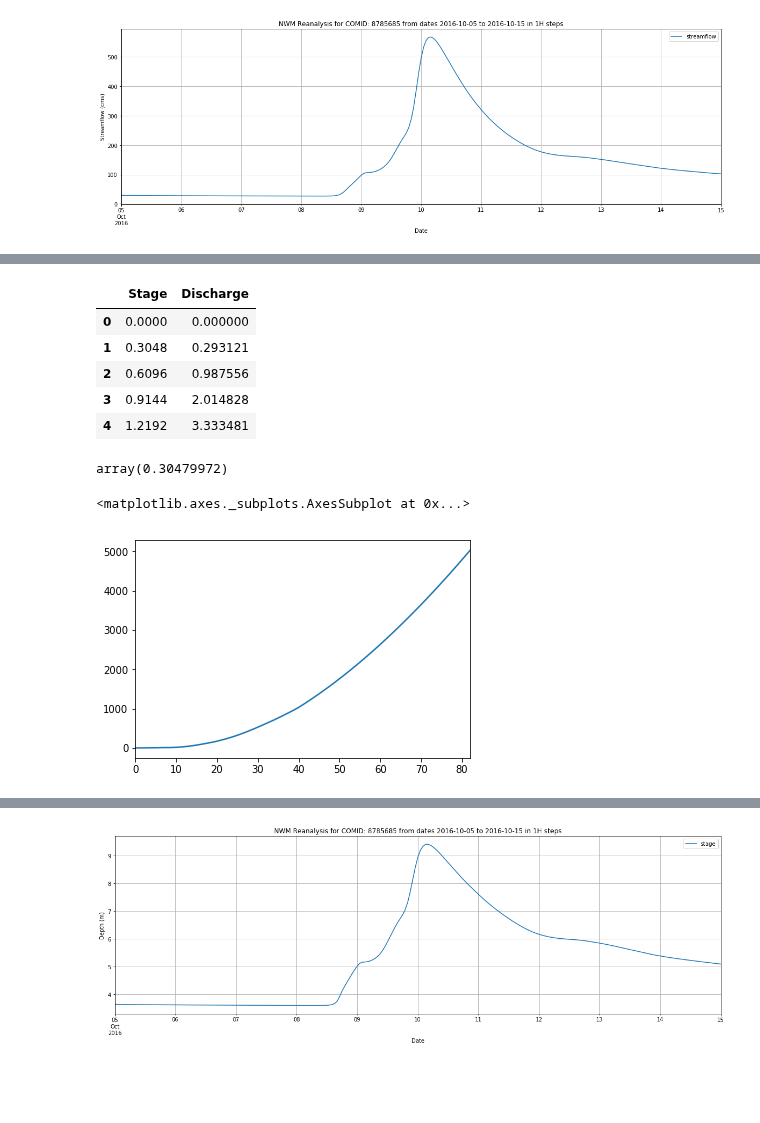
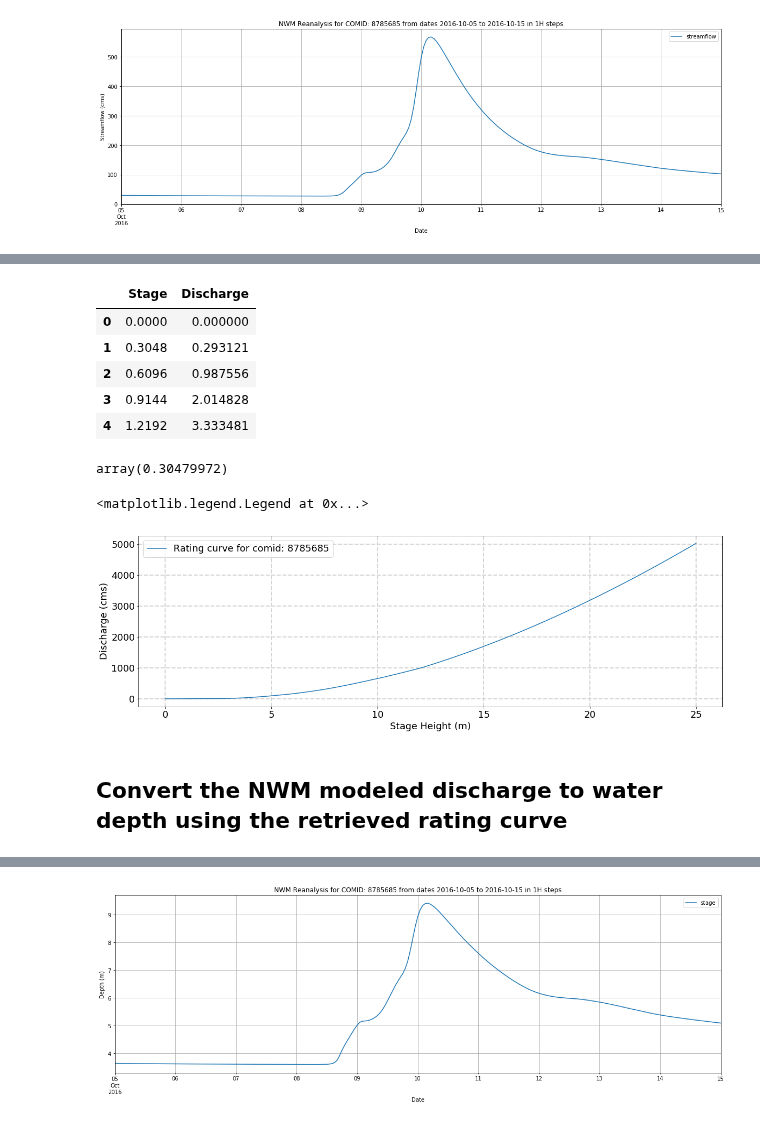
Before and after one commit to Dewberry/fcast, a Jupyter notebook: reanalysis/explore_reanalysis-gs-usecase.ipynb, the cells around one changed output, grey strips where cells are left out. Cells and saved outputs as stored; diff of their text form; code cells hidden in the pictures; blank space fills up the shorter version.

```diff
--- a/reanalysis/explore_reanalysis-gs-usecase.ipynb
+++ b/reanalysis/explore_reanalysis-gs-usecase.ipynb
@@ -139,19 +173,26 @@ f, nwm_rc = get_NWM_rc(comid, nwm_rc_path)
-# %%
-nwm_rc.head()
-# %% [output]
-|  | Stage | Discharge |
-| 0 | 0.0000 | 0.000000 |
-| 1 | 0.3048 | 0.293121 |
-| 2 | 0.6096 | 0.987556 |
-| 3 | 0.9144 | 2.014828 |
-| 4 | 1.2192 | 3.333481 |
+# %%
+# get the NWM rating curve for the given comid
+ds = xr.open_dataset(nwm_rc_path)
+f, nwm_rc = get_NWM_rc(comid, nwm_rc_path)
+nwm_rc.head()
+# %% [output]
+|  | Stage | Discharge |
+| 0 | 0.0000 | 0.000000 |
+| 1 | 0.3048 | 0.293121 |
+| 2 | 0.6096 | 0.987556 |
+| 3 | 0.9144 | 2.014828 |
+| 4 | 1.2192 | 3.333481 |
 # %%
 f(0.293121)
 # %% [output]
 array(0.30479972)
-# %%
-nwm_rc.Discharge.plot()
-# %% [output]
-<matplotlib.axes._subplots.AxesSubplot at 0x...>
-[figure, removed]
+# %%
+fig, ax = new_plot(x_label='Stage Height (m)', y_label='Discharge (cms)')
+ax.plot(nwm_rc.Stage, nwm_rc.Discharge, label=f"Rating curve for comid: {comid}")
+ax.legend(fontsize=18)
+# %% [output]
+<matplotlib.legend.Legend at 0x...>
+[figure, added]
+# %% [markdown]
+## Convert the NWM modeled discharge to water depth using the retrieved rating curve
 # %%
```
Also changed, not shown: parts of 56 cells of this notebook.
